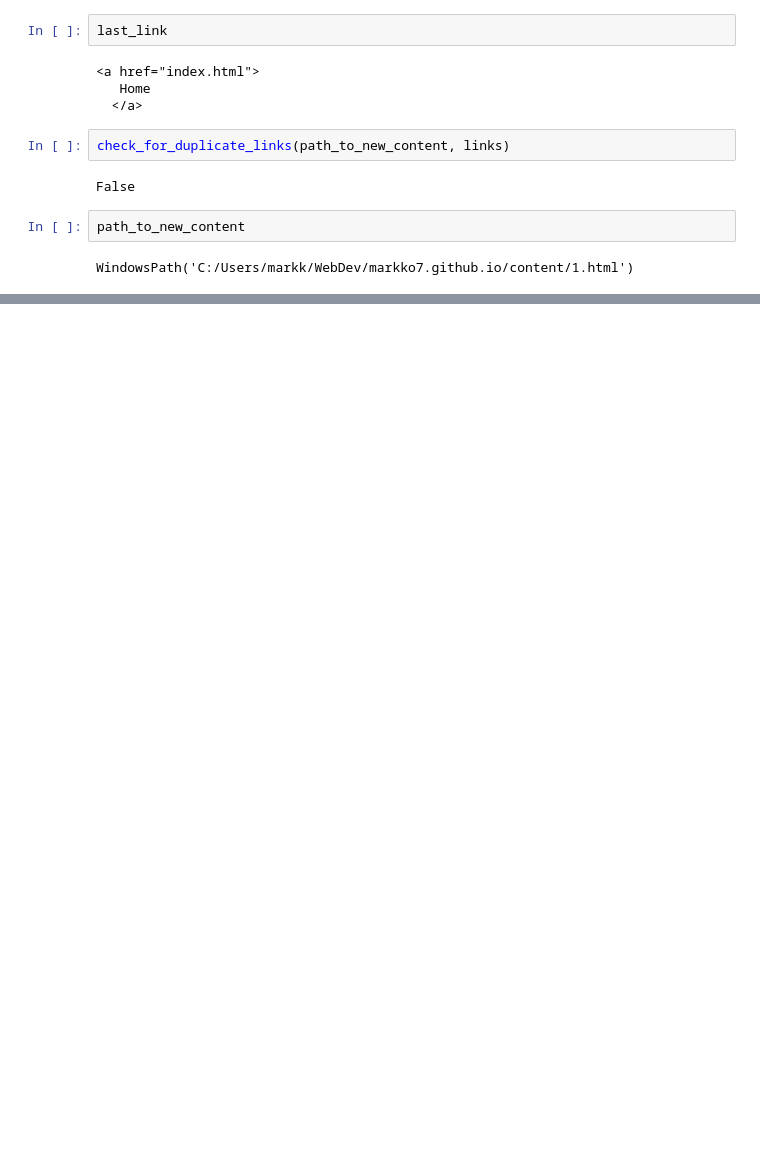
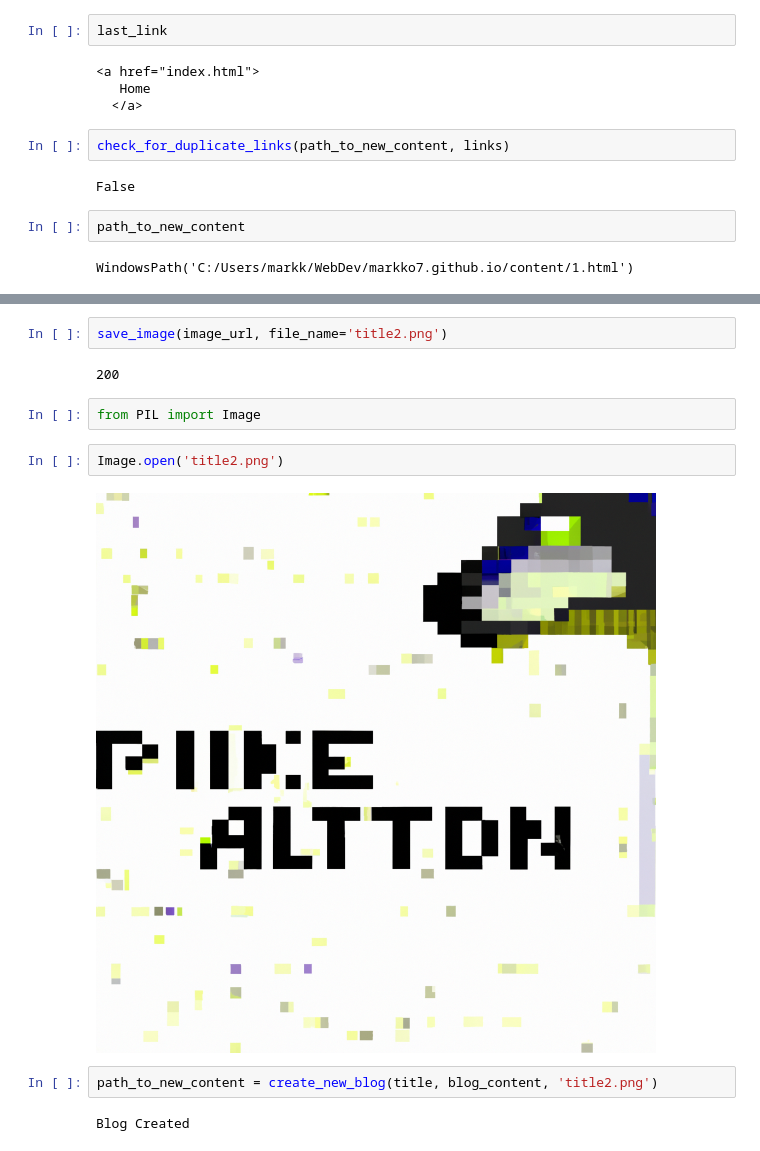
Before and after one commit to markko7/markko7.github.io, a Jupyter notebook: Untitled.ipynb, the cells around one changed output, grey strips where cells are left out. Drawn from its saved outputs; the diff is of its cells as text; blank space fills up the shorter version.

Commit message:
Updates blog

```diff
--- a/Untitled.ipynb
+++ b/Untitled.ipynb
@@ -157,0 +261,14 @@ WindowsPath('C:/Users/markk/WebDev/markko7.github.io/content/1.html')
+# %%
+save_image(image_url, file_name='title2.png')
+# %% [output]
+200
+# %%
+from PIL import Image
+# %%
+Image.open('title2.png')
+# %% [output]
+[figure, added]
+# %%
+path_to_new_content = create_new_blog(title, blog_content, 'title2.png')
+# %% [output]
+Blog Created
```
Also changed, not shown: parts of 19 cells of this notebook, 4 other files.
